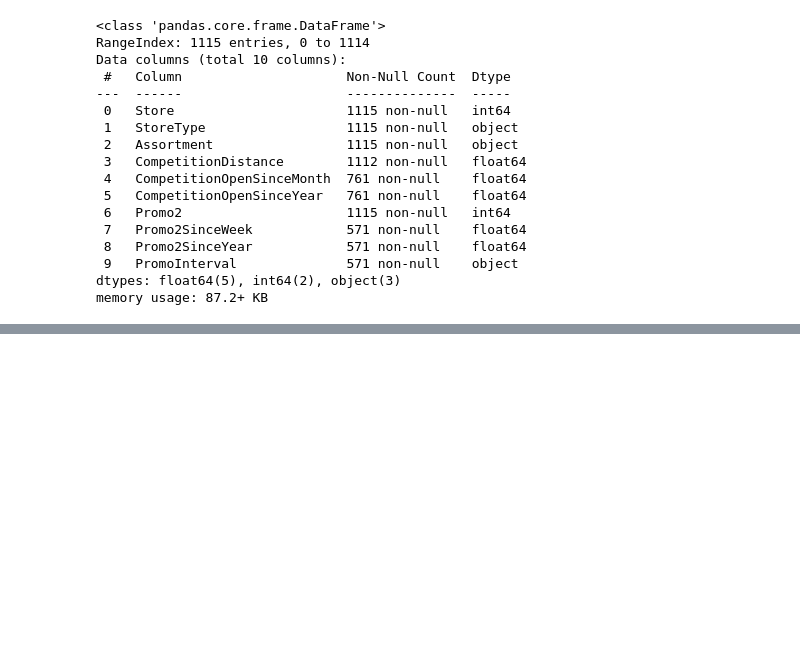
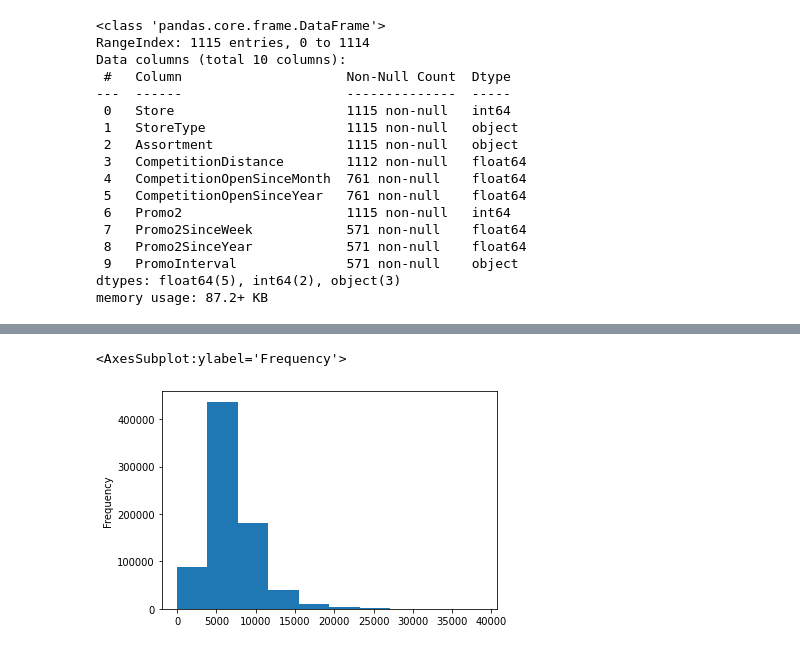
Before and after one commit to renzabergos/mlops-sales, a Jupyter notebook: notebooks/1_0_Rossmann_Sales_Model_Creation.ipynb, the cells around one changed output, grey strips where cells are left out. Cells and saved outputs as stored; diff of their text form; code cells hidden in the pictures; blank space fills up the shorter version.

```diff
--- a/notebooks/1_0_Rossmann_Sales_Model_Creation.ipynb
+++ b/notebooks/1_0_Rossmann_Sales_Model_Creation.ipynb
@@ -56,0 +141,7 @@ memory usage: 87.2+ KB
+# %%
+# Filter sales data to the following columns to produce a training set:
+feature_cols = ["Store", "DayOfWeek", "Date", "Customers", "Open", "Promo", "StateHoliday", "SchoolHoliday"]
+target_col = "Sales"
+
+filtered_df = sales_df[feature_cols + [target_col]]
+filtered_df.info()
@@ -56,0 +180,12 @@ memory usage: 87.2+ KB
+# %%
+# As noted in the specs, some stores are closed for refurbishment.
+# It makes sense to remove stores that are closed to limit our
+# sales predictions only to open stores
+
+filtered_df = filtered_df[filtered_df["Open"] == 1].copy()
+
+# Since we limited our training data to opened stores,
+# it doesn't make sense to include it as part of our features
+
+filtered_df = filtered_df.drop("Open", axis=1)
+filtered_df.info()
@@ -56,0 +208,11 @@ memory usage: 87.2+ KB
+# %%
+# Split date to Month and Day columns
+filtered_df["Date"] = pd.to_datetime(filtered_df["Date"])
+filtered_df["Month"] = filtered_df["Date"].dt.month
+filtered_df["Day"] = filtered_df["Date"].dt.day
+filtered_df = filtered_df.drop("Date", axis=1)
+# %%
+# Separate features and target data
+X = filtered_df.drop(target_col, axis=1).copy()
+y = filtered_df[target_col].copy()
+X.info()
@@ -56,0 +235,5 @@ memory usage: 87.2+ KB
+# %%
+y.plot(kind="hist")
+# %% [output]
+<AxesSubplot:ylabel='Frequency'>
+[figure, added]
```
Also changed, not shown: parts of 42 cells of this notebook.
